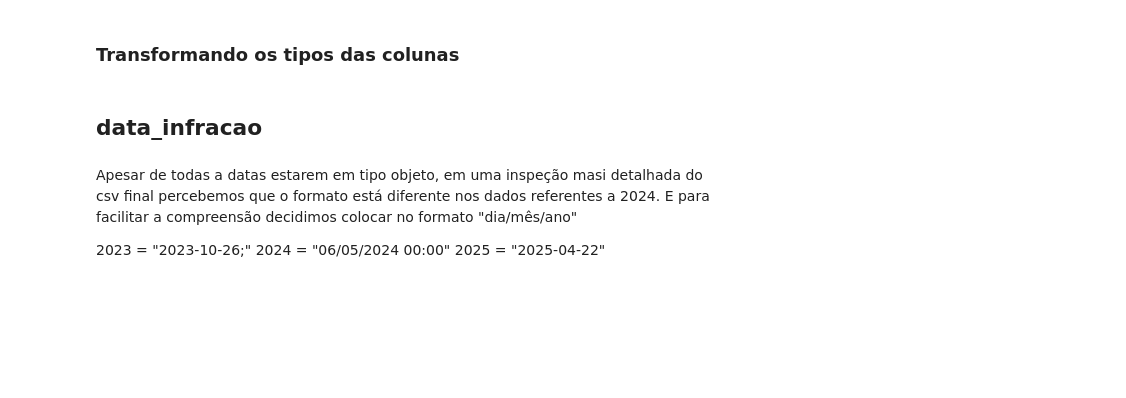
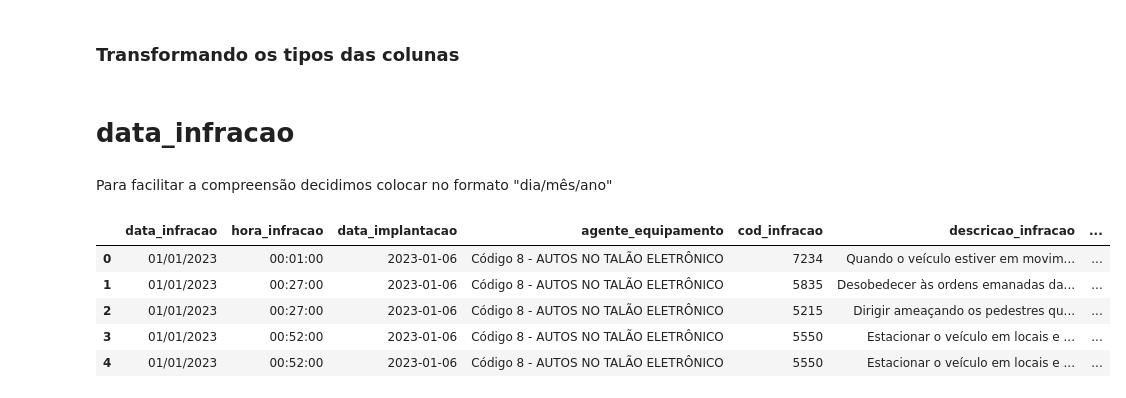
Before and after one commit to dudalbuquerque/ETL-ELT, a Jupyter notebook: ETL/Processo_ETL.ipynb, the cells around one changed output. Saved outputs shown, nothing was run; the diff lists cells and outputs as text; code cells hidden in the pictures; blank space fills up the shorter version.

Commit message:
formatação da data

```diff
--- a/ETL/Processo_ETL.ipynb
+++ b/ETL/Processo_ETL.ipynb
@@ -214,10 +214,18 @@ Como tanto a coluna de agente_equipamento e inciso são string é valido substit
 # %% [markdown]
 ### Transformando os tipos das colunas
 # %% [markdown]
-## data_infracao
+# data_infracao
 # %% [markdown]
-Apesar de todas a datas estarem em tipo objeto, em uma inspeção masi detalhada do csv final percebemos que o formato está diferente nos dados referentes a 2024. E para facilitar a compreensão decidimos colocar no formato "dia/mês/ano"
-
-2023 = "2023-10-26;"
-2024 = "06/05/2024 00:00"
-2025 = "2025-04-22"
+Para facilitar a compreensão decidimos colocar no formato "dia/mês/ano"
+# %%
+dft['data_infracao'] = pd.to_datetime(dft['data_infracao'])
+dft['data_infracao'] = dft['data_infracao'].dt.strftime('%d/%m/%Y')
+# %%
+dft.head()
+# %% [output]
+|  | data_infracao | hora_infracao | data_implantacao | agente_equipamento | cod_infracao | descricao_infracao | ... |
+| 0 | 01/01/2023 | 00:01:00 | 2023-01-06 | Código 8 - AUTOS NO TALÃO ELETRÔNICO | 7234 | Quando o veículo estiver em movim... | ... |
+| 1 | 01/01/2023 | 00:27:00 | 2023-01-06 | Código 8 - AUTOS NO TALÃO ELETRÔNICO | 5835 | Desobedecer às ordens emanadas da... | ... |
+| 2 | 01/01/2023 | 00:27:00 | 2023-01-06 | Código 8 - AUTOS NO TALÃO ELETRÔNICO | 5215 | Dirigir ameaçando os pedestres qu... | ... |
+| 3 | 01/01/2023 | 00:52:00 | 2023-01-06 | Código 8 - AUTOS NO TALÃO ELETRÔNICO | 5550 | Estacionar o veículo em locais e ... | ... |
+| 4 | 01/01/2023 | 00:52:00 | 2023-01-06 | Código 8 - AUTOS NO TALÃO ELETRÔNICO | 5550 | Estacionar o veículo em locais e ... | ... |
```
Also changed, not shown: parts of 3 cells of this notebook, 1 other file.
